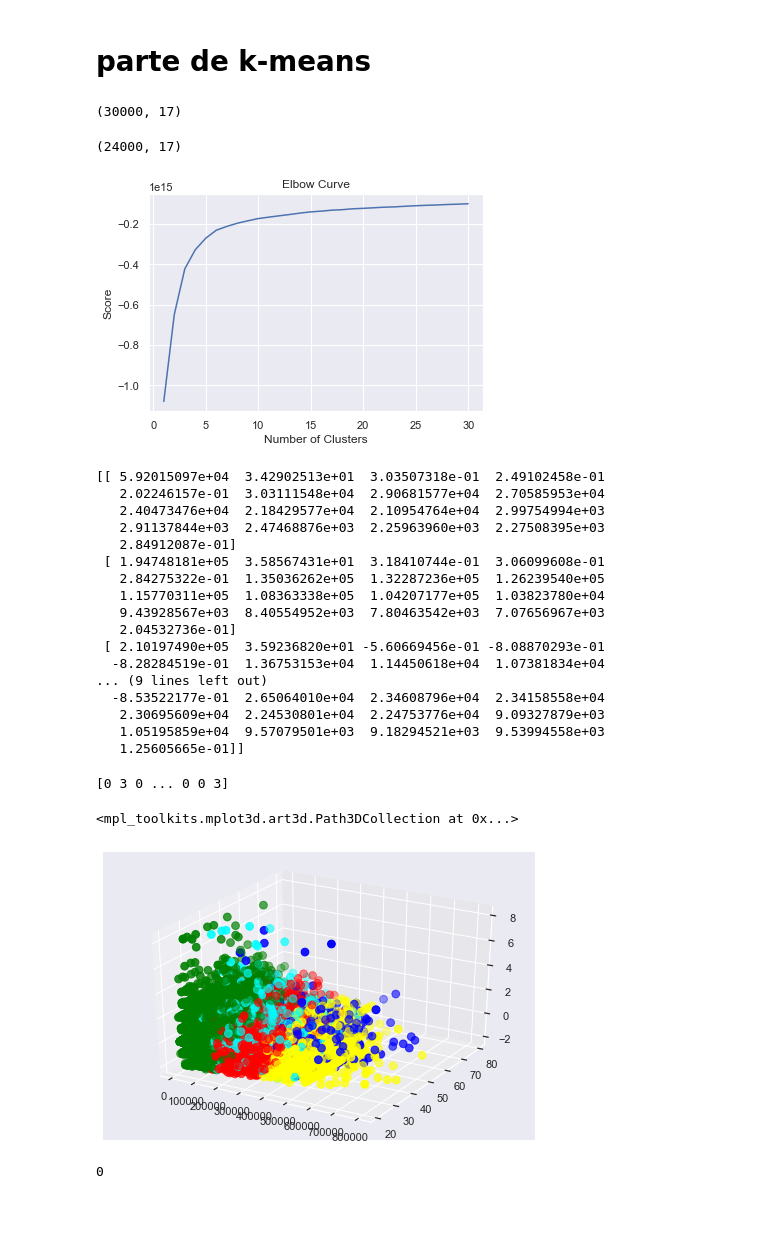
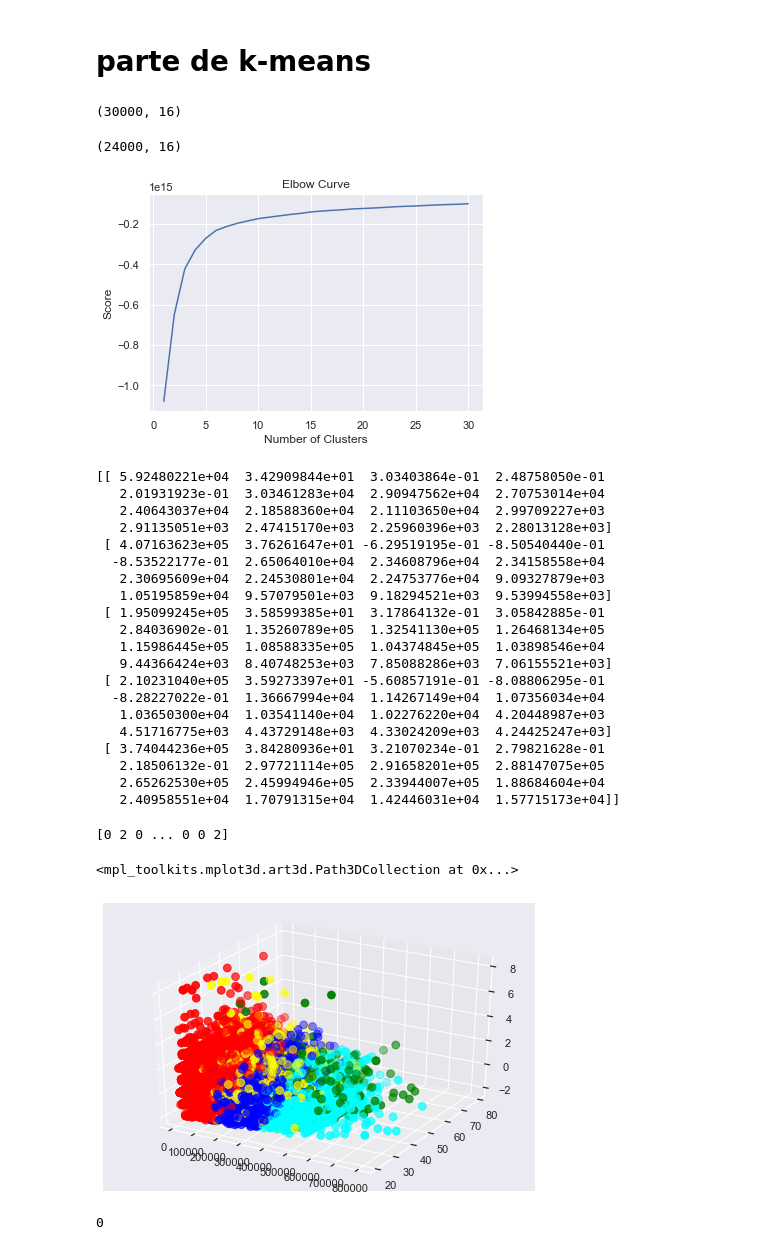
Before and after one commit to GabrielGonzalezCancino/Topico1, a Jupyter notebook: CreditCardApproval_-_crossvalidation-kmeanV5.ipynb, the cells around one changed output. Cells and saved outputs as stored; diff of their text form; code cells hidden in the pictures; blank space fills up the shorter version.

```diff
--- a/CreditCardApproval_-_crossvalidation-kmeanV5.ipynb
+++ b/CreditCardApproval_-_crossvalidation-kmeanV5.ipynb
@@ -590,12 +589,13 @@ X = np.array(CC_data[['LIMIT_BAL',
         'PAY_AMT2',
         'PAY_AMT3',
         'PAY_AMT4',
-       'PAY_AMT5',
- #   'default payment next month']])
+       'PAY_AMT5'#,
+ #   'default payment next month'
+                     ]])
 y = np.array(CC_data['default payment next month'])
 X.shape
 # %% [output]
-(30000, 17)
+(30000, 16)
 # %%
 #se crea una copia del dataset para realizar k-mean
 
@@ -606,7 +606,7 @@ X_train_kmean, X_test_kmean, y_train_kmean, y_test_kmean = train_test_split(X, y
 X.shape
 print(X_train_kmean.shape)
 # %% [output]
-(24000, 17)
+(24000, 16)
 # %%
 from sklearn.cluster import KMeans
 Nc = range(1, 31)
@@ -620,53 +620,56 @@ plt.ylabel('Score')
 plt.title('Elbow Curve')
 plt.show()
 # %% [output]
-[figure, old version]
+[figure, new version]
 # %%
 kmeans = KMeans(n_clusters=5).fit(X_train_kmean)
 centroids = kmeans.cluster_centers_
 print(centroids)
 # %% [output]
-[[ 5.92015097e+04  3.42902513e+01  3.03507318e-01  2.49102458e-01
-   2.02246157e-01  3.03111548e+04  2.90681577e+04  2.70585953e+04
-   2.40473476e+04  2.18429577e+04  2.10954764e+04  2.99754994e+03
-   2.91137844e+03  2.47468876e+03  2.25963960e+03  2.27508395e+03
-   2.84912087e-01]
- [ 1.94748181e+05  3.58567431e+01  3.18410744e-01  3.06099608e-01
-   2.84275322e-01  1.35036262e+05  1.32287236e+05  1.26239540e+05
-   1.15770311e+05  1.08363338e+05  1.04207177e+05  1.03823780e+04
-   9.43928567e+03  8.40554952e+03  7.80463542e+03  7.07656967e+03
-   2.04532736e-01]
- [ 2.10197490e+05  3.59236820e+01 -5.60669456e-01 -8.08870293e-01
-  -8.28284519e-01  1.36753153e+04  1.14450618e+04  1.07381834e+04
-... (9 lines left out)
+[[ 5.92480221e+04  3.42909844e+01  3.03403864e-01  2.48758050e-01
+   2.01931923e-01  3.03461283e+04  2.90947562e+04  2.70753014e+04
+   2.40643037e+04  2.18588360e+04  2.11103650e+04  2.99709227e+03
+   2.91135051e+03  2.47415170e+03  2.25960396e+03  2.28013128e+03]
+ [ 4.07163623e+05  3.76261647e+01 -6.29519195e-01 -8.50540440e-01
   -8.53522177e-01  2.65064010e+04  2.34608796e+04  2.34158558e+04
    2.30695609e+04  2.24530801e+04  2.24753776e+04  9.09327879e+03
-   1.05195859e+04  9.57079501e+03  9.18294521e+03  9.53994558e+03
-   1.25605665e-01]]
+   1.05195859e+04  9.57079501e+03  9.18294521e+03  9.53994558e+03]
+ [ 1.95099245e+05  3.58599385e+01  3.17864132e-01  3.05842885e-01
+   2.84036902e-01  1.35260789e+05  1.32541130e+05  1.26468134e+05
+   1.15986445e+05  1.08588335e+05  1.04374845e+05  1.03898546e+04
+   9.44366424e+03  8.40748253e+03  7.85088286e+03  7.06155521e+03]
+ [ 2.10231040e+05  3.59273397e+01 -5.60857191e-01 -8.08806295e-01
+  -8.28227022e-01  1.36667994e+04  1.14267149e+04  1.07356034e+04
+   1.03650300e+04  1.03541140e+04  1.02276220e+04  4.20448987e+03
+   4.51716775e+03  4.43729148e+03  4.33024209e+03  4.24425247e+03]
+ [ 3.74044236e+05  3.84280936e+01  3.21070234e-01  2.79821628e-01
+   2.18506132e-01  2.97721114e+05  2.91658201e+05  2.88147075e+05
+   2.65262530e+05  2.45994946e+05  2.33944007e+05  1.88684604e+04
+   2.40958551e+04  1.70791315e+04  1.42446031e+04  1.57715173e+04]]
 # %%
 y_kmeans = kmeans.fit_predict(X_train_kmean)
 
 print(y_kmeans)
 # %% [output]
-[0 3 0 ... 0 0 3]
+[0 2 0 ... 0 0 2]
 # %%
 from mpl_toolkits.mplot3d import Axes3D
 
 labels = kmeans.predict(X_train_kmean)
 # Getting the cluster centers
 C = centroids
-colores=['red','green','blue','cyan','yellow']
+colores=['#32c909','#e52d1d','#1d17ba','#e96350','#e4e846']
 asignar=[]
 for row in labels:
     asignar.append(colores[row])
 
 fig = plt.figure()
 ax = Axes3D(fig)
 ax.scatter(X_train_kmean[:, 0], X_train_kmean[:, 1], X_train_kmean[:, 2], c=asignar,s=60)
 ax.scatter(C[:, 0], C[:, 1], C[:, 2], marker='*', c=colores, s=1000)
 # %% [output]
 <mpl_toolkits.mplot3d.art3d.Path3DCollection at 0x...>
-[figure, old version]
+[figure, new version]
 # %%
 print(y_kmeans[0])
 cluster1=[]
```
Also changed, not shown: parts of 53 cells of this notebook.
